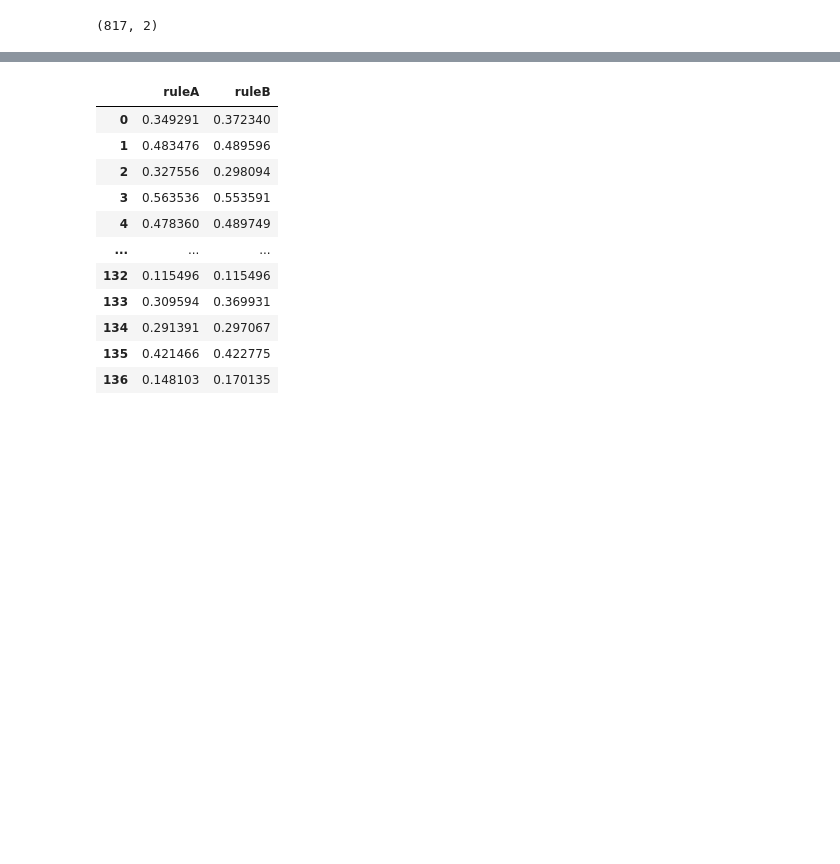
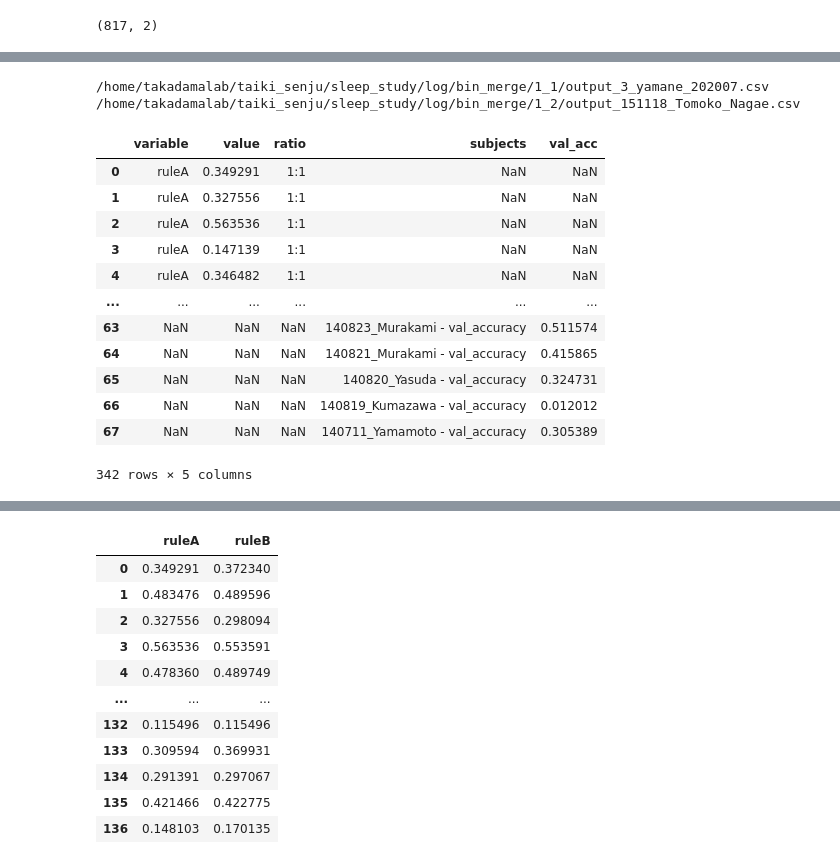
Before and after one commit to Taiki-jp/sleep_study, a Jupyter notebook: data_analysis.ipynb, the cells around one changed output, grey strips where cells are left out. Cells and saved outputs as stored; diff of their text form; code cells hidden in the pictures; blank space fills up the shorter version.

```diff
--- a/data_analysis.ipynb
+++ b/data_analysis.ipynb
@@ -501,0 +574,26 @@ plt.savefig(os.path.join(os.environ["sleep"], "figures", "tmp", "boxplot.png"))
+# %%
+# 睡眠段階を書く
+dir_2 = ("1_1", "1_2")
+filedir0 = os.path.join(os.environ["sleep"], "log", "bin_merge", dir_2[0], "*.csv")
+filedir1 = os.path.join(os.environ["sleep"], "log", "bin_merge", dir_2[1], "*.csv")
+filelist0 = glob(filedir0)
+filelist1 = glob(filedir1)
+print(filelist0[0], filelist1[0])
+# %% [output]
+/home/takadamalab/taiki_senju/sleep_study/log/bin_merge/1_1/output_3_yamane_202007.csv /home/takadamalab/taiki_senju/sleep_study/log/bin_merge/1_2/output_151118_Tomoko_Nagae.csv
+# %%
+df_melt
+# %% [output]
+|  | variable | value | ratio | subjects | val_acc |
+| 0 | ruleA | 0.349291 | 1:1 | NaN | NaN |
+| 1 | ruleA | 0.327556 | 1:1 | NaN | NaN |
+| 2 | ruleA | 0.563536 | 1:1 | NaN | NaN |
+| 3 | ruleA | 0.147139 | 1:1 | NaN | NaN |
+| 4 | ruleA | 0.346482 | 1:1 | NaN | NaN |
+| ... | ... | ... | ... | ... | ... |
+| 63 | NaN | NaN | NaN | 140823_Murakami - val_accuracy | 0.511574 |
+| 64 | NaN | NaN | NaN | 140821_Murakami - val_accuracy | 0.415865 |
+| 65 | NaN | NaN | NaN | 140820_Yasuda - val_accuracy | 0.324731 |
+| 66 | NaN | NaN | NaN | 140819_Kumazawa - val_accuracy | 0.012012 |
+| 67 | NaN | NaN | NaN | 140711_Yamamoto - val_accuracy | 0.305389 |
+342 rows × 5 columns
```
Also changed, not shown: parts of 19 cells of this notebook.
